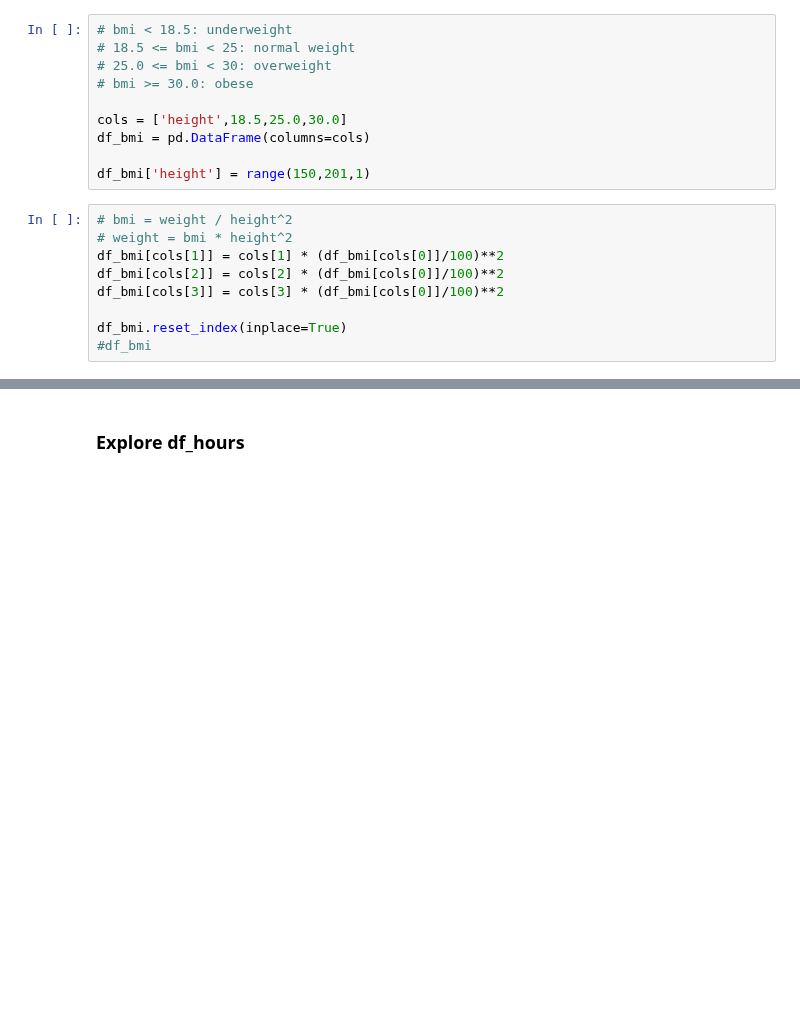
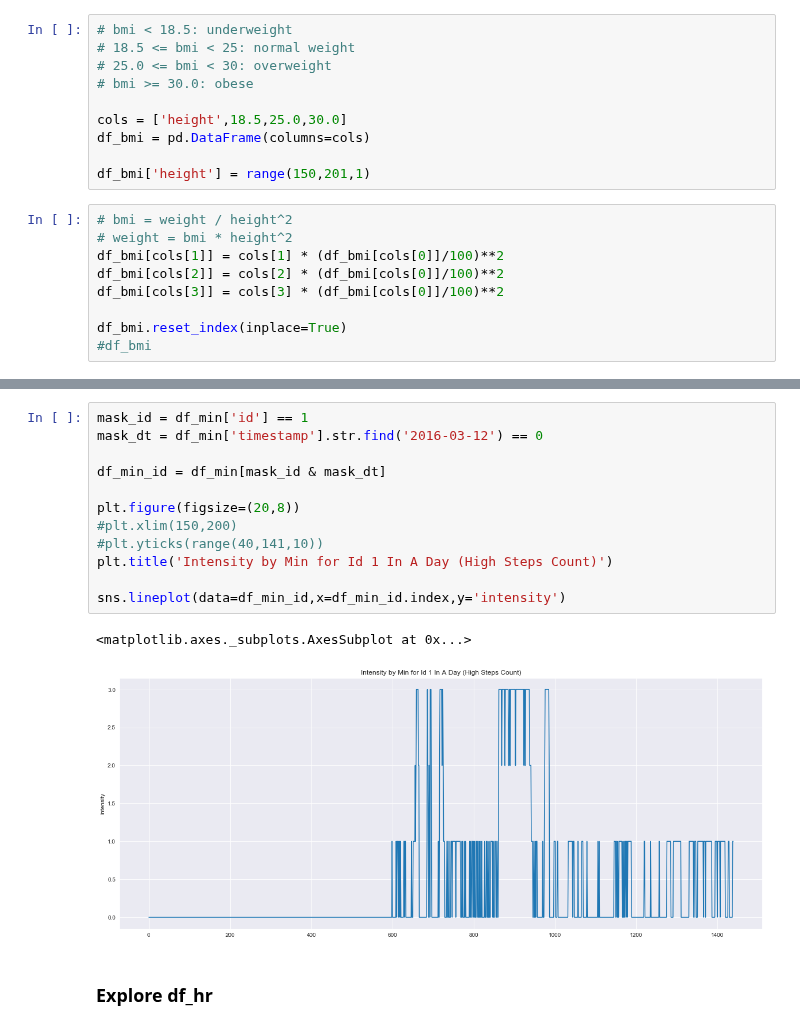
Before and after one commit to cheekeet86/project-capstone, a Jupyter notebook: code/2_eda_fitbit.ipynb, the cells around one changed output, grey strips where cells are left out. Cells and saved outputs as stored; diff of their text form; blank space fills up the shorter version.

```diff
--- a/code/2_eda_fitbit.ipynb
+++ b/code/2_eda_fitbit.ipynb
@@ -125,5 +414,20 @@ Under Weight: 0
+# %%
+mask_id = df_min['id'] == 1
+mask_dt = df_min['timestamp'].str.find('2016-03-12') == 0
+
+df_min_id = df_min[mask_id & mask_dt]
+
+plt.figure(figsize=(20,8))
+#plt.xlim(150,200)
+#plt.yticks(range(40,141,10))
+plt.title('Intensity by Min for Id 1 In A Day (High Steps Count)')
+
+sns.lineplot(data=df_min_id,x=df_min_id.index,y='intensity')
+# %% [output]
+<matplotlib.axes._subplots.AxesSubplot at 0x...>
+[figure, added]
 # %% [markdown]
-### Explore df_hours
+### Explore df_hr
 # %%
 print(df_hr.shape)
 df_hr.head()
```
Also changed, not shown: parts of 28 cells of this notebook, 5 other files.
